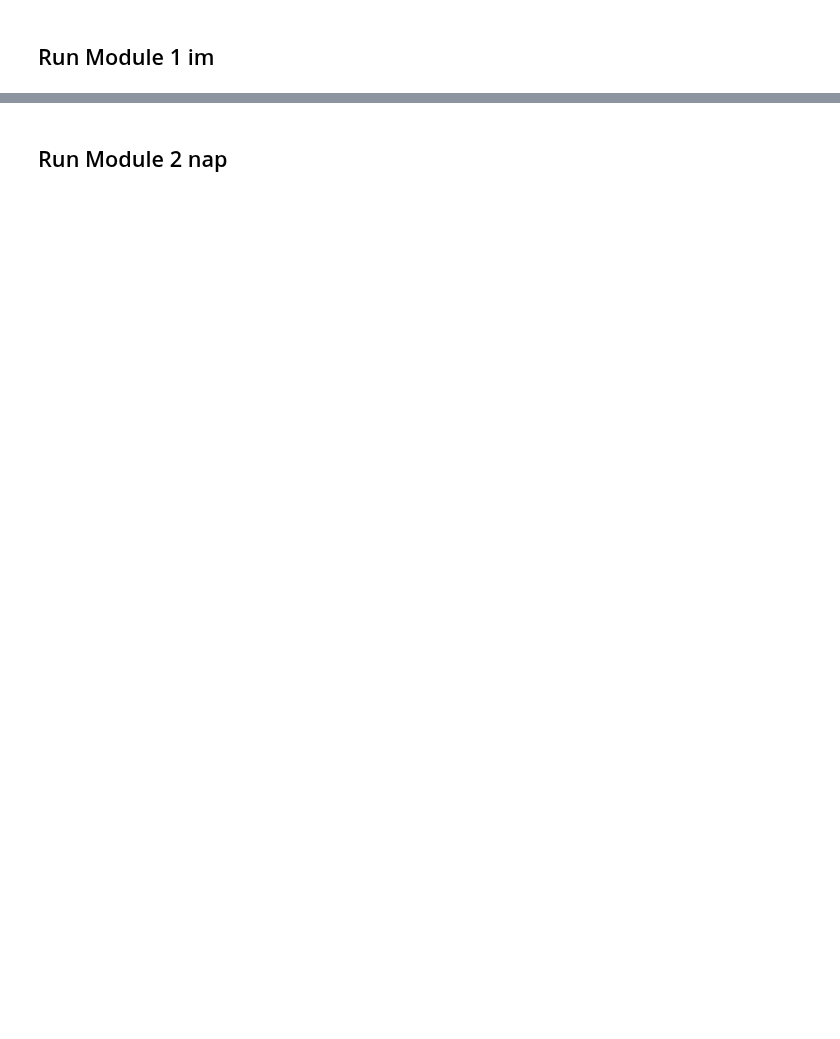
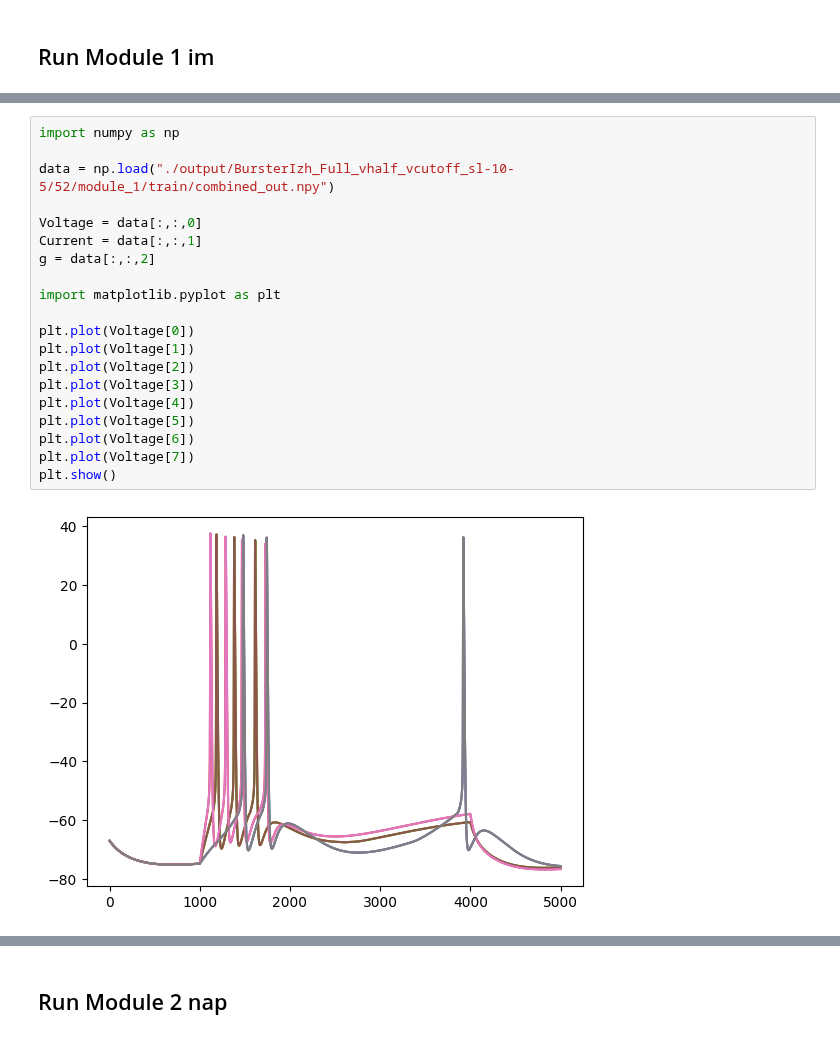
Before and after one commit to V-Marco/ACT, a Jupyter notebook: experiments/BursterIzhikevich/not-filtered/Full_vhalf_vcutoff.ipynb, the cells around one changed output, grey strips where cells are left out. Cells and saved outputs as stored; diff of their text form; blank space fills up the shorter version.

```diff
--- a/experiments/BursterIzhikevich/not-filtered/Full_vhalf_vcutoff.ipynb
+++ b/experiments/BursterIzhikevich/not-filtered/Full_vhalf_vcutoff.ipynb
@@ -196,3 +244,25 @@ Module runtime: 0:00:11.427358
+# %%
+import numpy as np
+
+data = np.load("./output/BursterIzh_Full_vhalf_vcutoff_sl-10-5/52/module_1/train/combined_out.npy")
+
+Voltage = data[:,:,0]
+Current = data[:,:,1]
+g = data[:,:,2]
+
+import matplotlib.pyplot as plt
+
+plt.plot(Voltage[0])
+plt.plot(Voltage[1])
+plt.plot(Voltage[2])
+plt.plot(Voltage[3])
+plt.plot(Voltage[4])
+plt.plot(Voltage[5])
+plt.plot(Voltage[6])
+plt.plot(Voltage[7])
+plt.show()
+# %% [output]
+[figure, added]
 # %%
 mod1.pickle_rf(mod1.rf_model,f"{module_1_folder}/trained_rf.pkl")
 print(train_cell.predicted_g)
```
Also changed, not shown: parts of 26 cells of this notebook, 31 other files.
